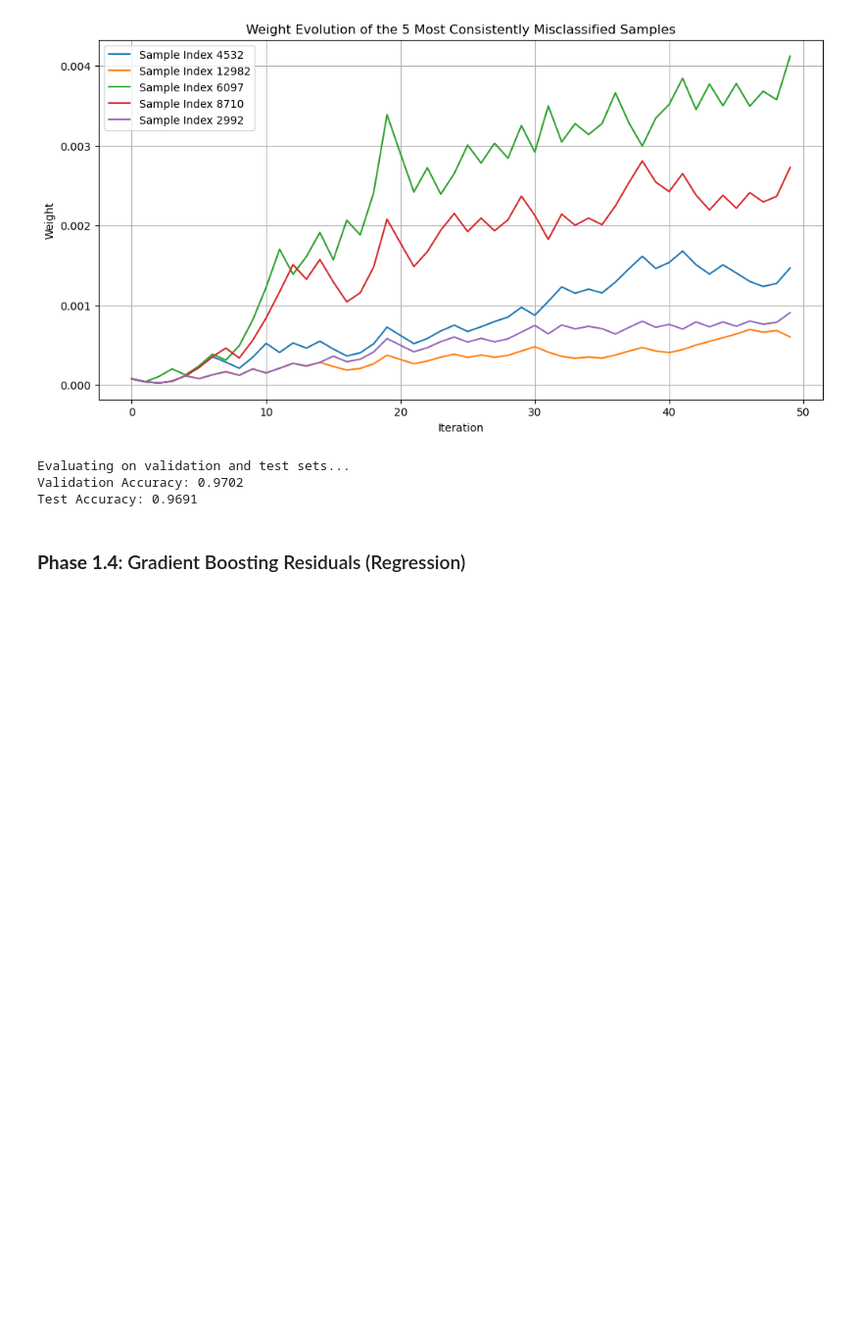
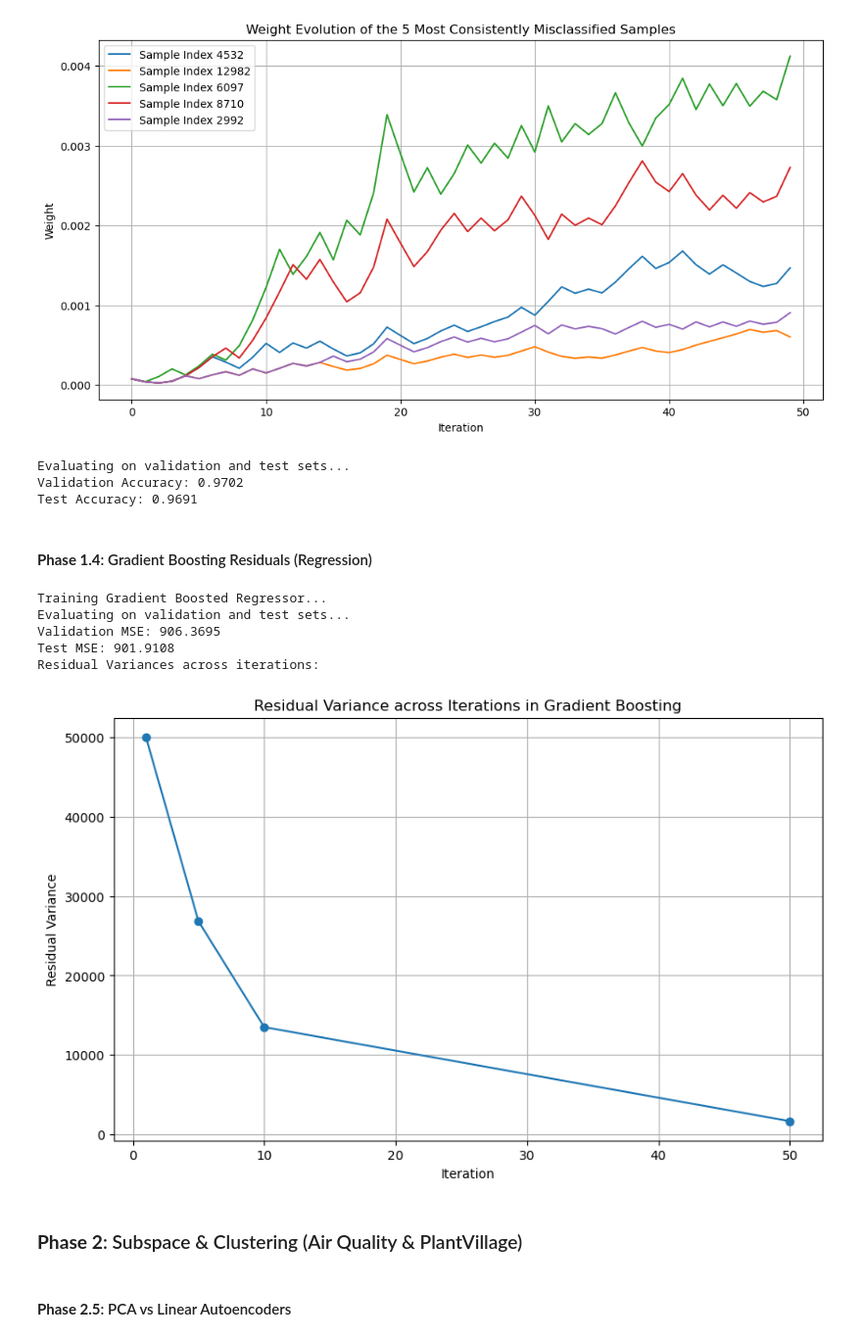
Before and after one commit to dwaipayanhaldar/E1-213-Pattern-Recognition-Neural-Network, a Jupyter notebook: Assignment_3/E1_213_A3_Dwaipayan_Haldar_code.ipynb, the cells around one changed output. Shown at 98% size. Cells and saved outputs as stored; diff of their text form; code cells hidden in the pictures; blank space fills up the shorter version.

```diff
--- a/Assignment_3/E1_213_A3_Dwaipayan_Haldar_code.ipynb
+++ b/Assignment_3/E1_213_A3_Dwaipayan_Haldar_code.ipynb
@@ -123,4 +126,50 @@ Evaluating on validation and test sets...
 Validation Accuracy: 0.9702
 Test Accuracy: 0.9691
 # %% [markdown]
-### **Phase 1.4**: Gradient Boosting Residuals (Regression)
+#### **Phase 1.4**: Gradient Boosting Residuals (Regression)
+# %%
+np.random.seed(42)
+
+label = np.array(df[LABEL_COL], dtype=np.float32)
+feature = np.array(df[ALL_FEATURE_COL], dtype=np.float32)
+
+N = np.random.permutation(len(feature))
+
+train_idx = N[:int(0.7*len(feature))]
+val_idx = N[int(0.7*len(feature)):int(0.85*len(feature))]
+test_idx = N[int(0.85*len(feature)):]
+
+X_train, y_train = feature[train_idx], label[train_idx]
+X_val, y_val = feature[val_idx], label[val_idx]
+X_test, y_test = feature[test_idx], label[test_idx]
+
+gbm = GradientBoostedRegressor(n_trees= 100, max_depth=2)
+
+print("Training Gradient Boosted Regressor...")
+residual_variances = gbm.fit(X_train, y_train)
+print("Evaluating on validation and test sets...")
+val_preds = gbm.predict_gradient_boosting(X_val)
+test_preds = gbm.predict_gradient_boosting(X_test)
+val_mse = np.mean((val_preds - y_val) ** 2)
+test_mse = np.mean((test_preds - y_test) ** 2)
+print(f"Validation MSE: {val_mse:.4f}")
+print(f"Test MSE: {test_mse:.4f}")
+
+print("Residual Variances across iterations:")
+plt.figure(figsize=(10, 6))
+plt.plot(residual_variances.keys(), residual_variances.values(), marker='o')
+plt.xlabel('Iteration')
+plt.ylabel('Residual Variance')
+plt.title('Residual Variance across Iterations in Gradient Boosting')
+plt.grid()
+plt.savefig('P01_4.png')
+plt.show()
+# %% [output]
+Training Gradient Boosted Regressor...
+Evaluating on validation and test sets...
+Validation MSE: 906.3695
+Test MSE: 901.9108
+Residual Variances across iterations:
+[figure, added]
+# %% [markdown]
+### **Phase 2**: Subspace & Clustering (Air Quality & PlantVillage)
@@ -126,0 +185,2 @@ Test Accuracy: 0.9691
+# %% [markdown]
+#### **Phase 2.5**: PCA vs Linear Autoencoders
```
Also changed, not shown: parts of 32 cells of this notebook, 13 other files.
